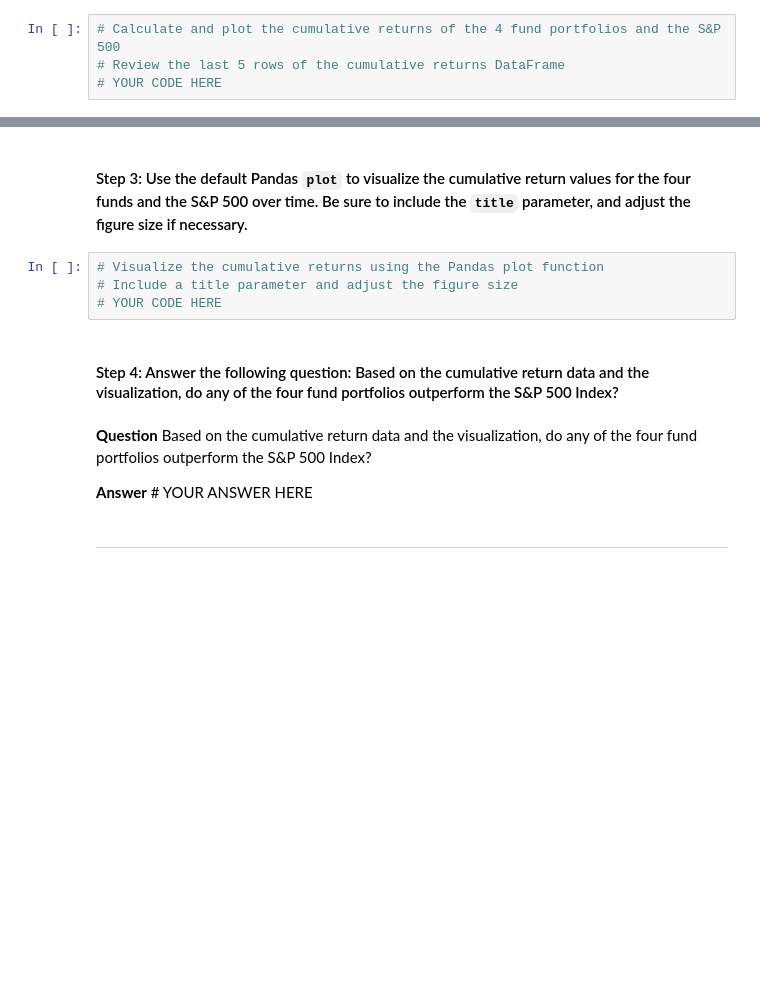
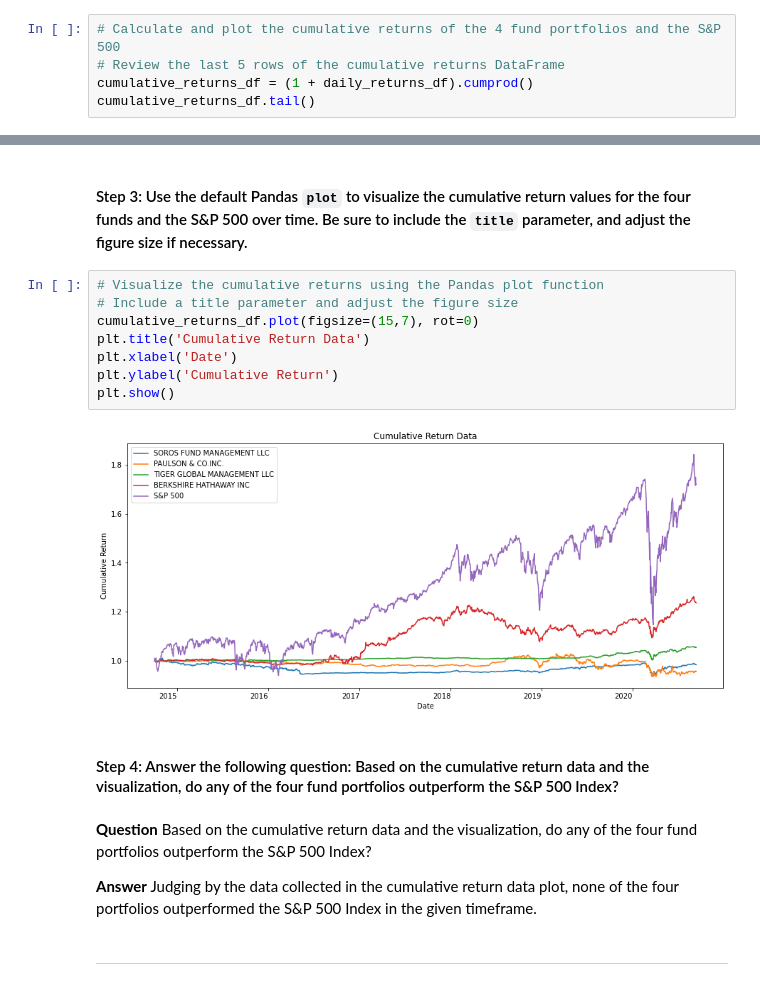
Before and after one commit to MaxAcheson/Module_4_Challenge, a Jupyter notebook: Starter_Code/risk_return_analysis.ipynb, the cells around one changed output, grey strips where cells are left out. Drawn from its saved outputs; the diff is of its cells as text; blank space fills up the shorter version.

```diff
--- a/Starter_Code/risk_return_analysis.ipynb
+++ b/Starter_Code/risk_return_analysis.ipynb
@@ -159,4 +167,5 @@ Analyze the data to determine if any of the portfolios outperform the broader st
 # %%
 # Calculate and plot the cumulative returns of the 4 fund portfolios and the S&P 500
 # Review the last 5 rows of the cumulative returns DataFrame
-# YOUR CODE HERE
+cumulative_returns_df = (1 + daily_returns_df).cumprod()
+cumulative_returns_df.tail()
@@ -165,13 +182,19 @@ Analyze the data to determine if any of the portfolios outperform the broader st
 # %%
 # Visualize the cumulative returns using the Pandas plot function
 # Include a title parameter and adjust the figure size
-# YOUR CODE HERE
+cumulative_returns_df.plot(figsize=(15,7), rot=0)
+plt.title('Cumulative Return Data')
+plt.xlabel('Date')
+plt.ylabel('Cumulative Return')
+plt.show()
+# %% [output]
+[figure, added]
 # %% [markdown]
 #### Step 4: Answer the following question: Based on the cumulative return data and the visualization, do any of the four fund portfolios outperform the S&P 500 Index?
 # %% [markdown]
 **Question** Based on the cumulative return data and the visualization, do any of the four fund portfolios outperform the S&P 500 Index?
 
-**Answer** # YOUR ANSWER HERE
+**Answer** Judging by the data collected in the cumulative return data plot, none of the four portfolios outperformed the S&P 500 Index in the given timeframe.
 # %% [markdown]
 ---
 # %% [markdown]
```
Also changed, not shown: parts of 9 cells of this notebook.
